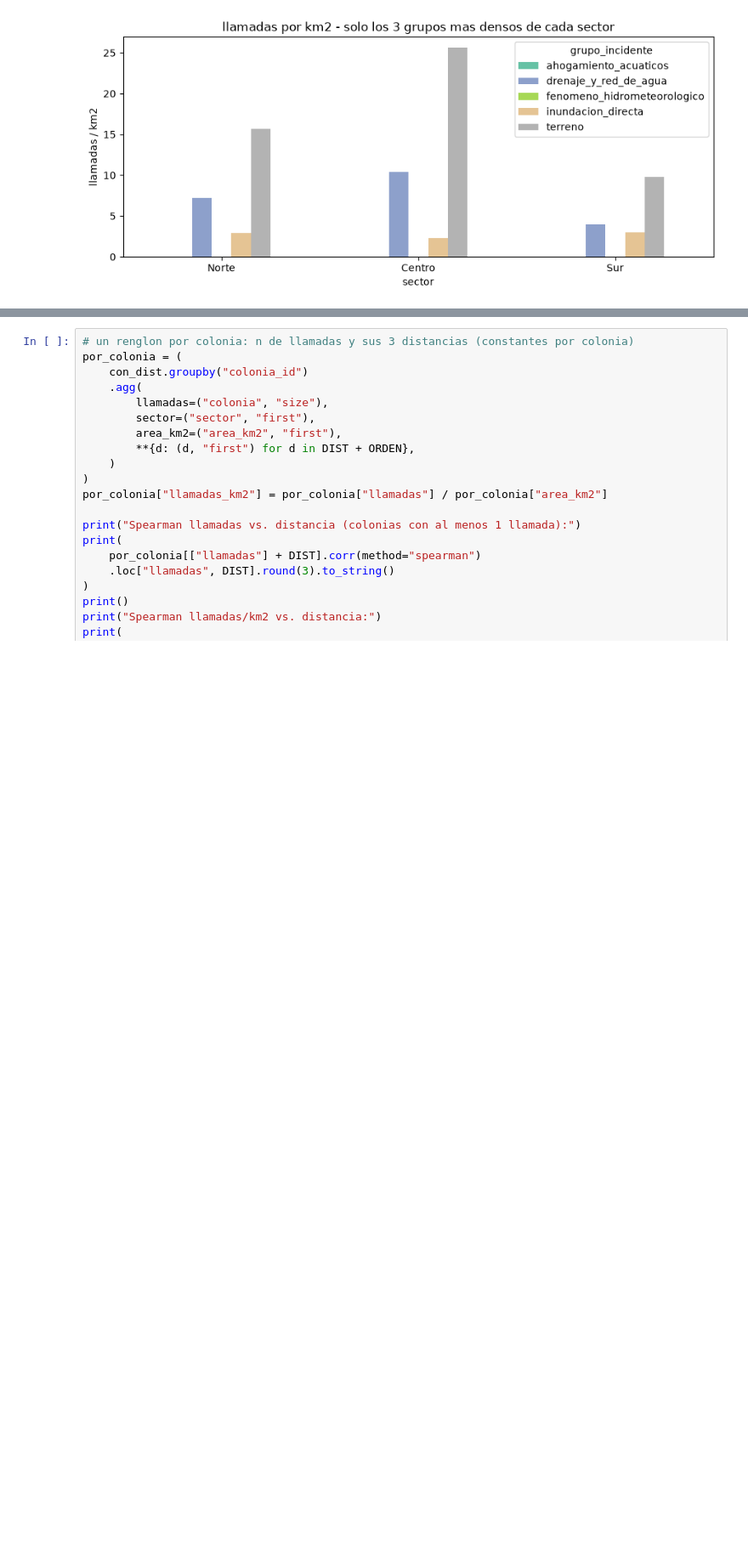
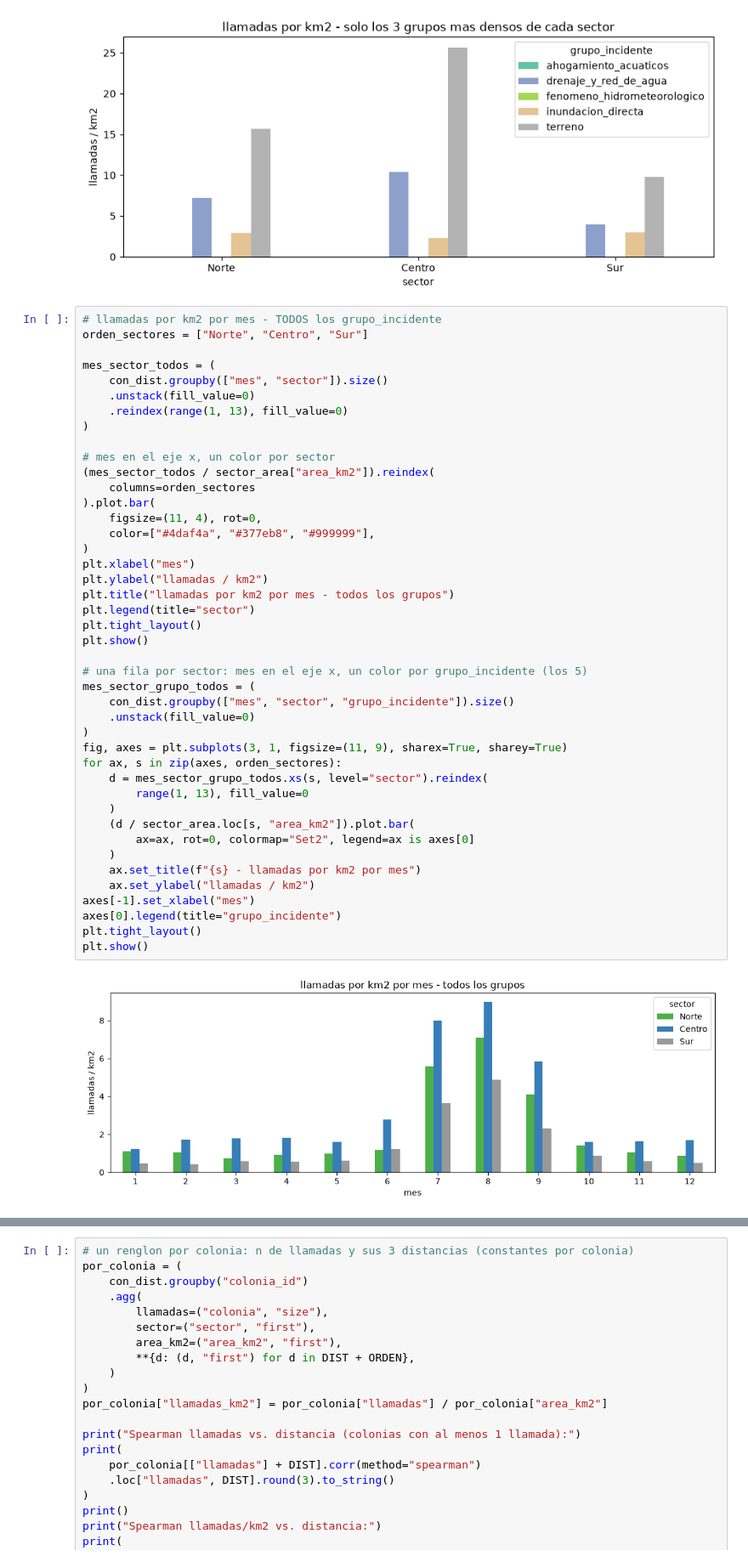
Before and after one commit to Mcd-2026-2-IngC-Team/proyecto-ingenieria-de-caracteristicas, a Jupyter notebook: notebooks/AAMM/07-AAMM-eda-llamadas-hidrografia.ipynb, the cells around one changed output, grey strips where cells are left out. Shown at 85% size. Drawn from its saved outputs; the diff is of its cells as text; blank space fills up the shorter version.

Commit message:
docs: version 2 lib EDA llamadas

```diff
--- a/notebooks/AAMM/07-AAMM-eda-llamadas-hidrografia.ipynb
+++ b/notebooks/AAMM/07-AAMM-eda-llamadas-hidrografia.ipynb
@@ -666,3 +666,48 @@ plt.show()
 # %% [output]
 Top-3 por sector: {'Centro': ['terreno', 'drenaje_y_red_de_agua', 'inundacion_directa'], 'Norte': ['terreno', 'drenaje_y_red_de_agua', 'inundacion_directa'], 'Sur': ['terreno', 'drenaje_y_red_de_agua' ...
 [figure]
+# %%
+# llamadas por km2 por mes - TODOS los grupo_incidente
+orden_sectores = ["Norte", "Centro", "Sur"]
+
+mes_sector_todos = (
+    con_dist.groupby(["mes", "sector"]).size()
+    .unstack(fill_value=0)
+    .reindex(range(1, 13), fill_value=0)
+)
+
+# mes en el eje x, un color por sector
+(mes_sector_todos / sector_area["area_km2"]).reindex(
+    columns=orden_sectores
+).plot.bar(
+    figsize=(11, 4), rot=0,
+    color=["#4daf4a", "#377eb8", "#999999"],
+)
+plt.xlabel("mes")
+plt.ylabel("llamadas / km2")
+plt.title("llamadas por km2 por mes - todos los grupos")
+plt.legend(title="sector")
+plt.tight_layout()
+plt.show()
+
+# una fila por sector: mes en el eje x, un color por grupo_incidente (los 5)
+mes_sector_grupo_todos = (
+    con_dist.groupby(["mes", "sector", "grupo_incidente"]).size()
+    .unstack(fill_value=0)
+)
+fig, axes = plt.subplots(3, 1, figsize=(11, 9), sharex=True, sharey=True)
+for ax, s in zip(axes, orden_sectores):
+    d = mes_sector_grupo_todos.xs(s, level="sector").reindex(
+        range(1, 13), fill_value=0
+    )
+    (d / sector_area.loc[s, "area_km2"]).plot.bar(
+        ax=ax, rot=0, colormap="Set2", legend=ax is axes[0]
+    )
+    ax.set_title(f"{s} - llamadas por km2 por mes")
+    ax.set_ylabel("llamadas / km2")
+axes[-1].set_xlabel("mes")
+axes[0].legend(title="grupo_incidente")
+plt.tight_layout()
+plt.show()
+# %% [output]
+[figure, added]
```
Also changed, not shown: parts of 9 cells of this notebook.
